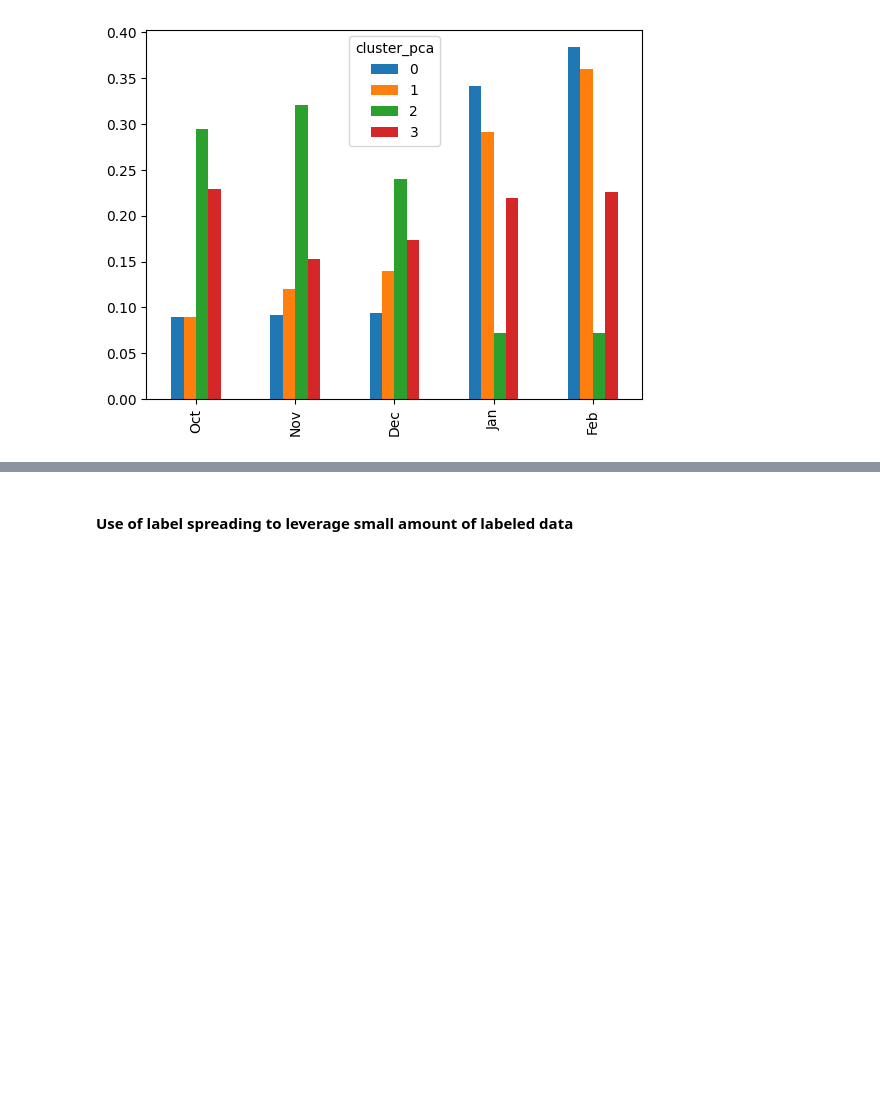
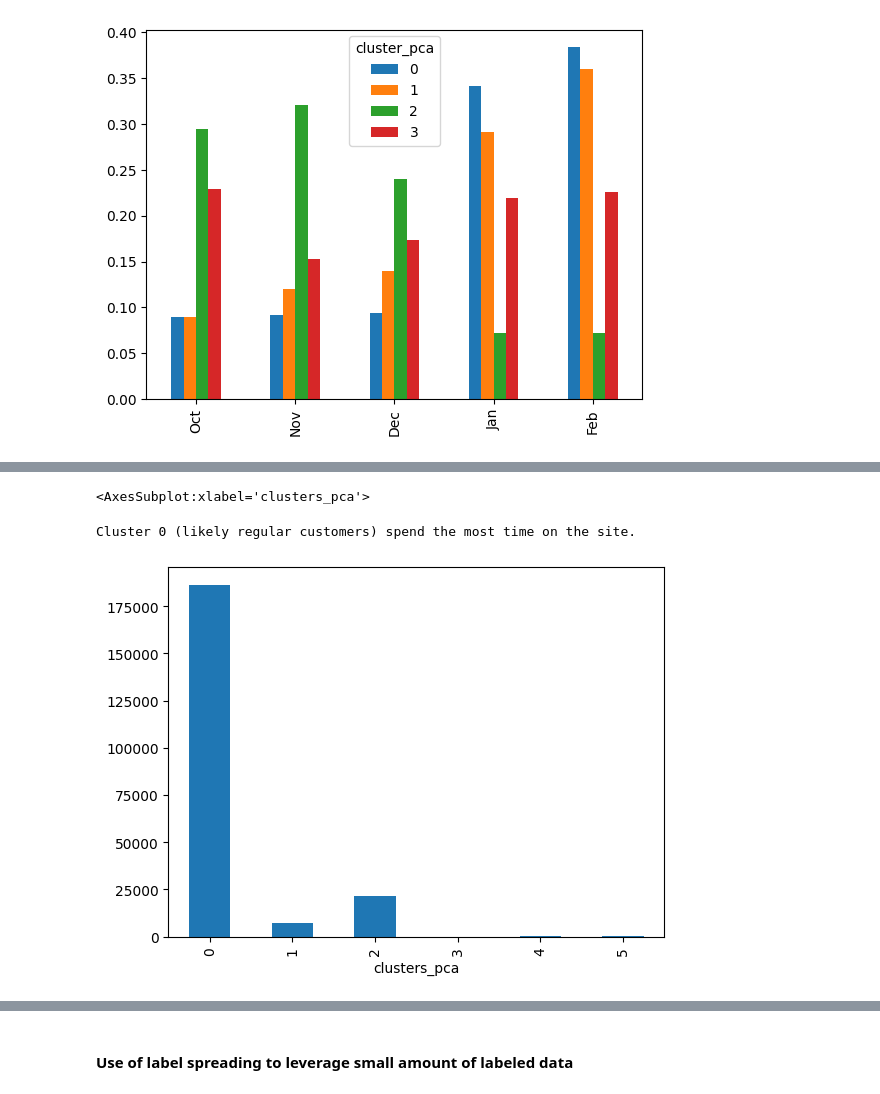
Before and after one commit to MonuSingh16/pca-kmeans-dbscan-products, a Jupyter notebook: nb/pca-kmeans-products.ipynb, the cells around one changed output, grey strips where cells are left out. Saved outputs shown, nothing was run; the diff lists cells and outputs as text; code cells hidden in the pictures; blank space fills up the shorter version.

Commit message:
Added DBSCAN

```diff
--- a/nb/pca-kmeans-products.ipynb
+++ b/nb/pca-kmeans-products.ipynb
@@ -309,0 +322,13 @@ The Cluster 1 users are highly involved in the maximum time of session
+# %%
+# The usual imports
+from sklearn.cluster import DBSCAN
+
+db = DBSCAN(eps=0.5, min_samples=10).fit(X_reduced_with_scaling)
+labels = db.labels_
+
+# No of clusters in labels, ignoring noise if present
+n_clusters = len(set(labels)) - (1 if -1 in labels else 0)
+n_noise = list(labels).count(-1)
+
+print("Estimated no of clusters: %d" %n_clusters)
+print("Estimated no of points: %d" %n_noise)
@@ -309,0 +340,6 @@ The Cluster 1 users are highly involved in the maximum time of session
+# %%
+past_otherClusters = past
+
+# add column with predicted cluster number to data for cluster analysis purposes
+past_otherClusters['clusters_pca'] = db.labels_
+past.groupby(['clusters_pca'])['user_id'].describe()['count']
@@ -309,0 +358,4 @@ The Cluster 1 users are highly involved in the maximum time of session
+# %%
+pd.set_option("display.max_columns", None)
+filteredPastOher = past_otherClusters[past_otherClusters['clusters_pca'] != -1]
+filteredPastOher.groupby(['clusters_pca']).describe()
@@ -309,0 +378,9 @@ The Cluster 1 users are highly involved in the maximum time of session
+# %%
+plt_data = filteredPastOher.groupby(['clusters_pca'])['interactionTime'].mean()
+plt_data = plt_data.transpose()
+plt_data.plot(kind="bar");
+print('Cluster 0 (likely regular customers) spend the most time on the site.')
+# %% [output]
+<AxesSubplot:xlabel='clusters_pca'>
+Cluster 0 (likely regular customers) spend the most time on the site.
+[figure, added]
```
Also changed, not shown: parts of 14 cells of this notebook.
